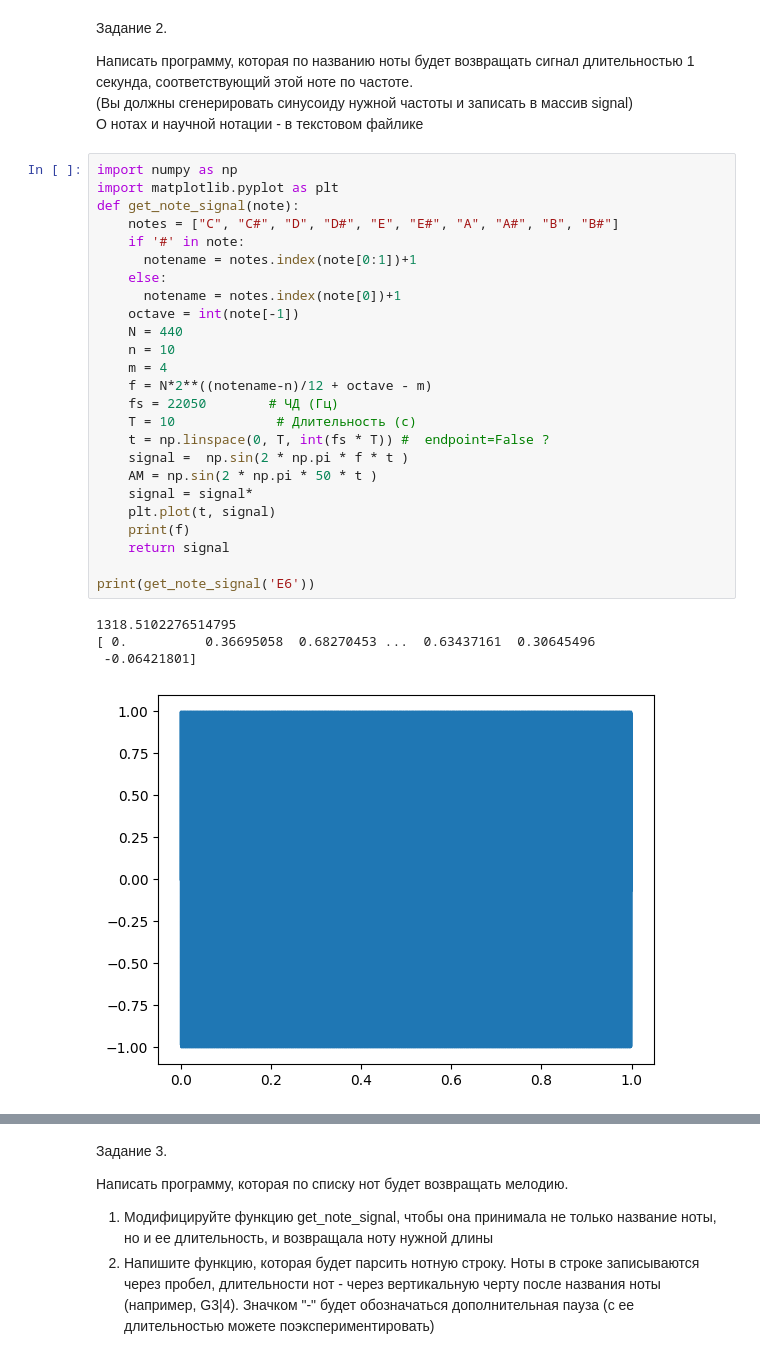
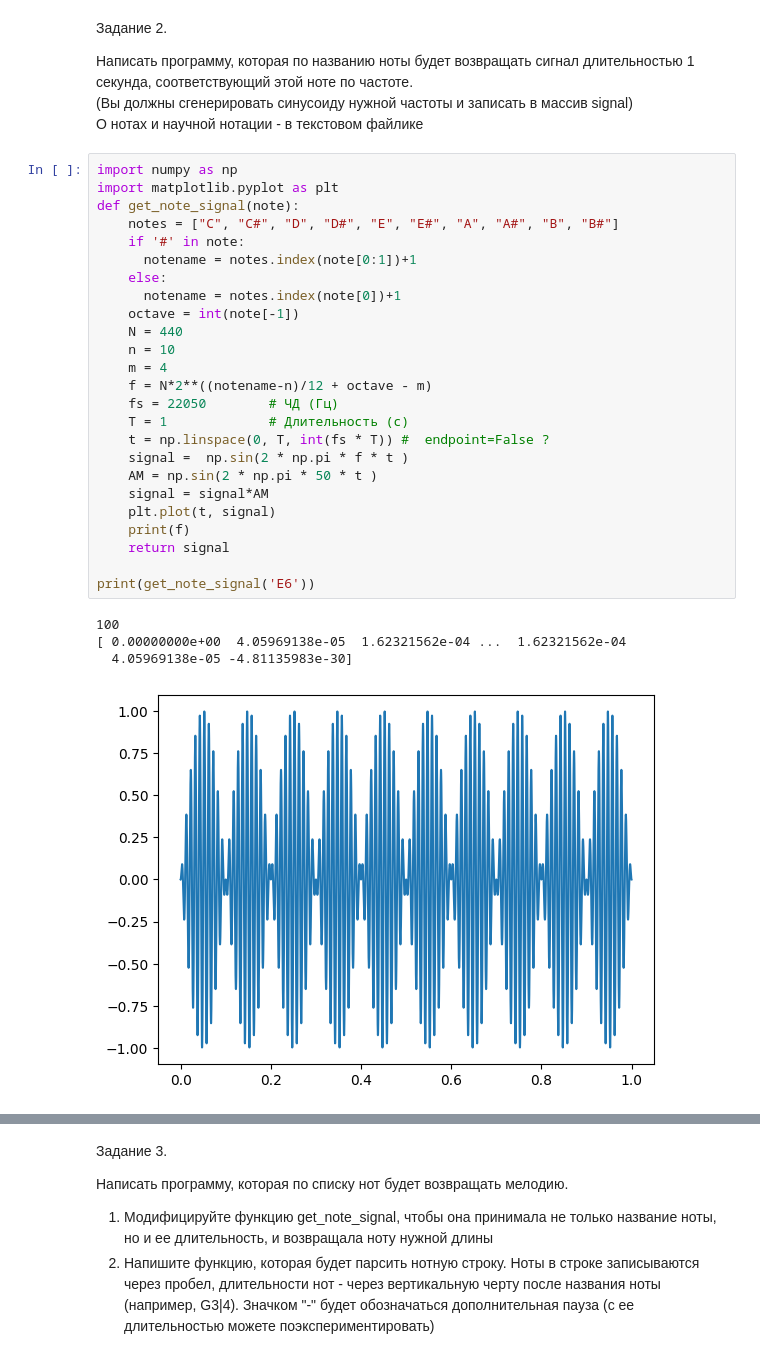
Before and after one commit to KarasRechnoy/UZV_Synthetic_Aperture, a Jupyter notebook: public/courses/linear_models/ipynb/numpy.ipynb, the cells around one changed output, grey strips where cells are left out. Drawn from its saved outputs; the diff is of its cells as text.

```diff
--- a/public/courses/linear_models/ipynb/numpy.ipynb
+++ b/public/courses/linear_models/ipynb/numpy.ipynb
@@ -118,33 +118,33 @@ plt.show()
 # %%
 import numpy as np
 import matplotlib.pyplot as plt
 def get_note_signal(note):
     notes = ["C", "C#", "D", "D#", "E", "E#", "A", "A#", "B", "B#"]
     if '#' in note:
       notename = notes.index(note[0:1])+1
     else:
       notename = notes.index(note[0])+1
     octave = int(note[-1])
     N = 440
     n = 10
     m = 4
     f = N*2**((notename-n)/12 + octave - m)
     fs = 22050        # ЧД (Гц)
-    T = 10             # Длительность (с)
+    T = 1             # Длительность (с)
     t = np.linspace(0, T, int(fs * T)) #  endpoint=False ?
     signal =  np.sin(2 * np.pi * f * t )
     AM = np.sin(2 * np.pi * 50 * t )
-    signal = signal*
+    signal = signal*AM
     plt.plot(t, signal)
     print(f)
     return signal
 
 print(get_note_signal('E6'))
 # %% [output]
-1318.5102276514795
-[ 0.          0.36695058  0.68270453 ...  0.63437161  0.30645496
- -0.06421801]
+100
+[ 0.00000000e+00  4.05969138e-05  1.62321562e-04 ...  1.62321562e-04
+  4.05969138e-05 -4.81135983e-30]
-[figure, old version]
+[figure, new version]
 # %%
 from IPython.display import Audio
 signal = get_note_signal("A4")
```
Also changed, not shown: parts of 1 cell of this notebook.
